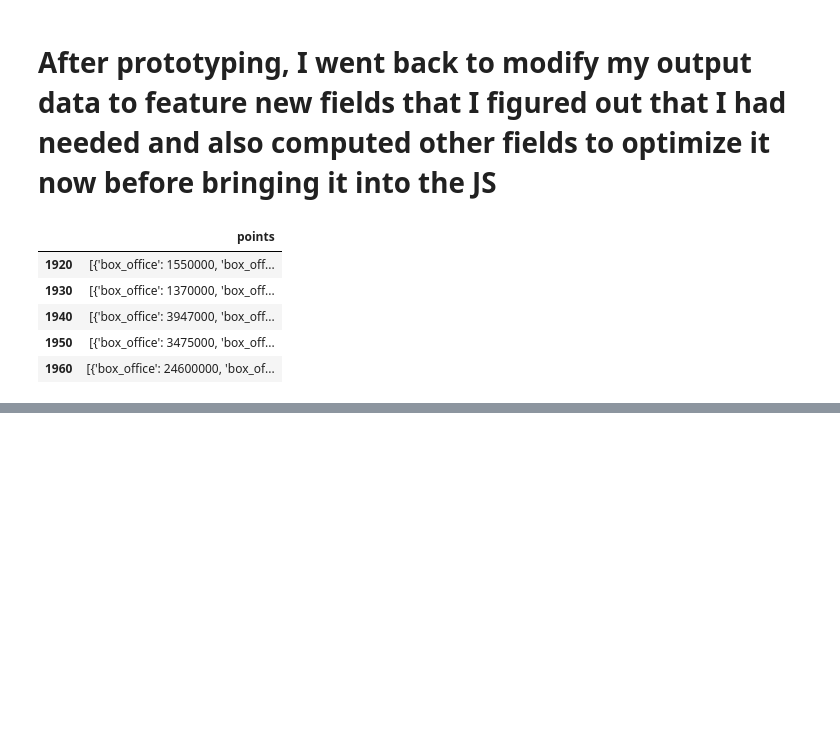
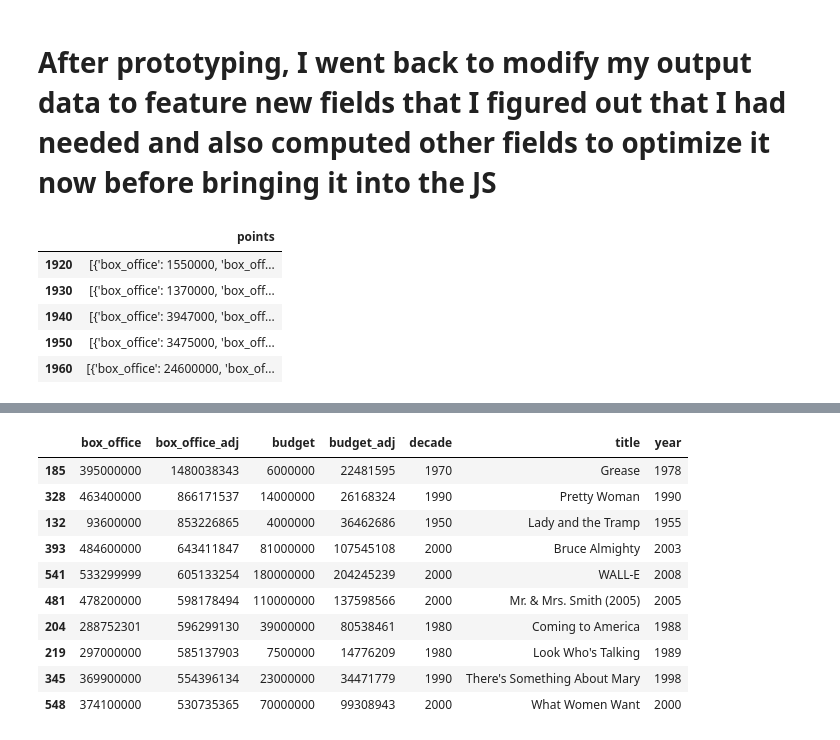
Before and after one commit to tacastillo/romcoms, a Jupyter notebook: python/data-formatting.ipynb, the cells around one changed output, grey strips where cells are left out. Drawn from its saved outputs; the diff is of its cells as text; code cells hidden in the pictures; blank space fills up the shorter version.

```diff
--- a/python/data-formatting.ipynb
+++ b/python/data-formatting.ipynb
@@ -341,0 +357,14 @@ with open('ratios.json', 'w') as outfile:
+# %%
+df.nlargest(10, 'box_office_adj')
+# %% [output]
+|  | box_office | box_office_adj | budget | budget_adj | decade | title | year |
+| 185 | 395000000 | 1480038343 | 6000000 | 22481595 | 1970 | Grease | 1978 |
+| 328 | 463400000 | 866171537 | 14000000 | 26168324 | 1990 | Pretty Woman | 1990 |
+| 132 | 93600000 | 853226865 | 4000000 | 36462686 | 1950 | Lady and the Tramp | 1955 |
+| 393 | 484600000 | 643411847 | 81000000 | 107545108 | 2000 | Bruce Almighty | 2003 |
+| 541 | 533299999 | 605133254 | 180000000 | 204245239 | 2000 | WALL-E | 2008 |
+| 481 | 478200000 | 598178494 | 110000000 | 137598566 | 2000 | Mr. & Mrs. Smith (2005) | 2005 |
+| 204 | 288752301 | 596299130 | 39000000 | 80538461 | 1980 | Coming to America | 1988 |
+| 219 | 297000000 | 585137903 | 7500000 | 14776209 | 1980 | Look Who's Talking | 1989 |
+| 345 | 369900000 | 554396134 | 23000000 | 34471779 | 1990 | There's Something About Mary | 1998 |
+| 548 | 374100000 | 530735365 | 70000000 | 99308943 | 2000 | What Women Want | 2000 |
```
Also changed, not shown: parts of 8 cells of this notebook, 9 other files.
